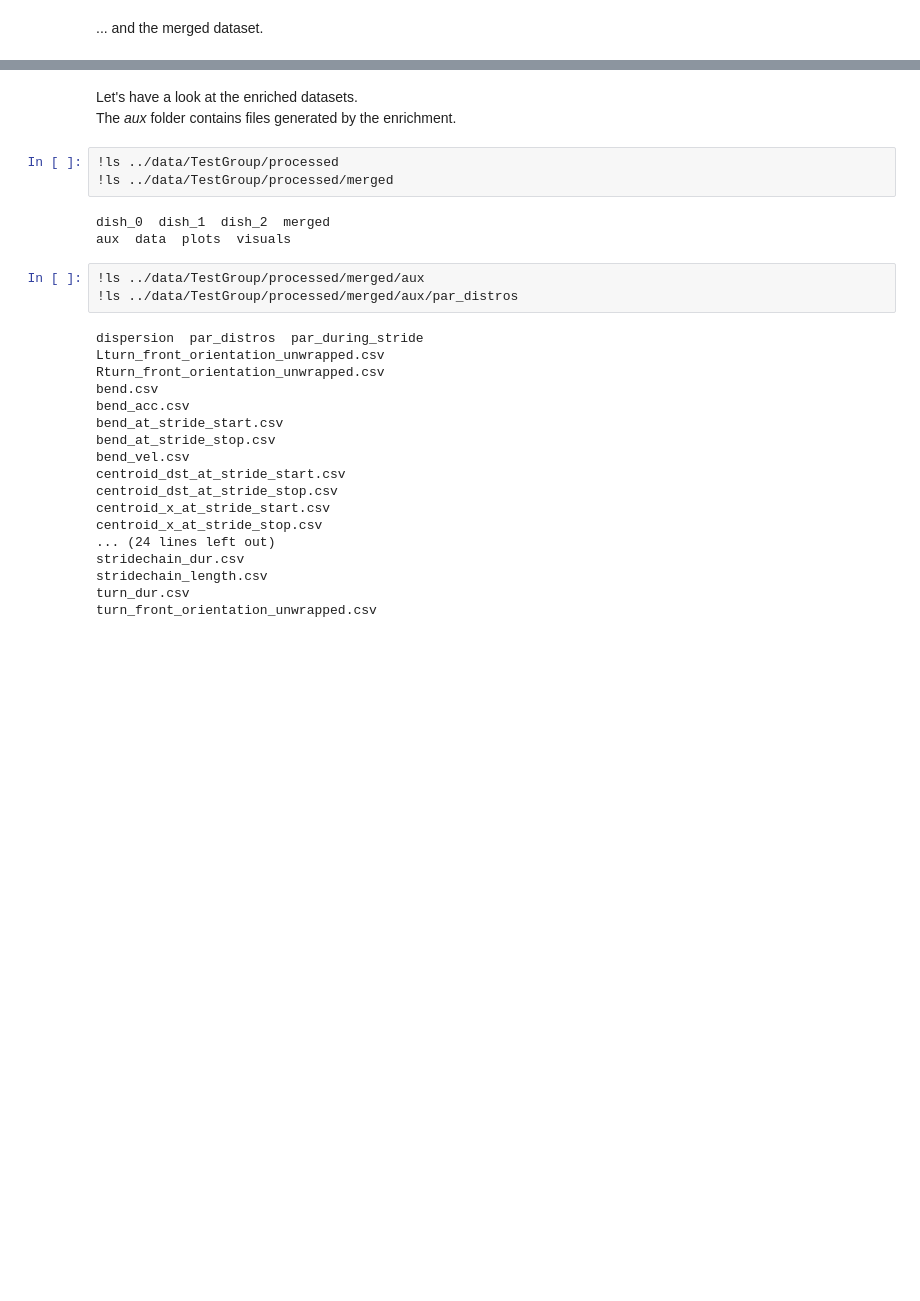
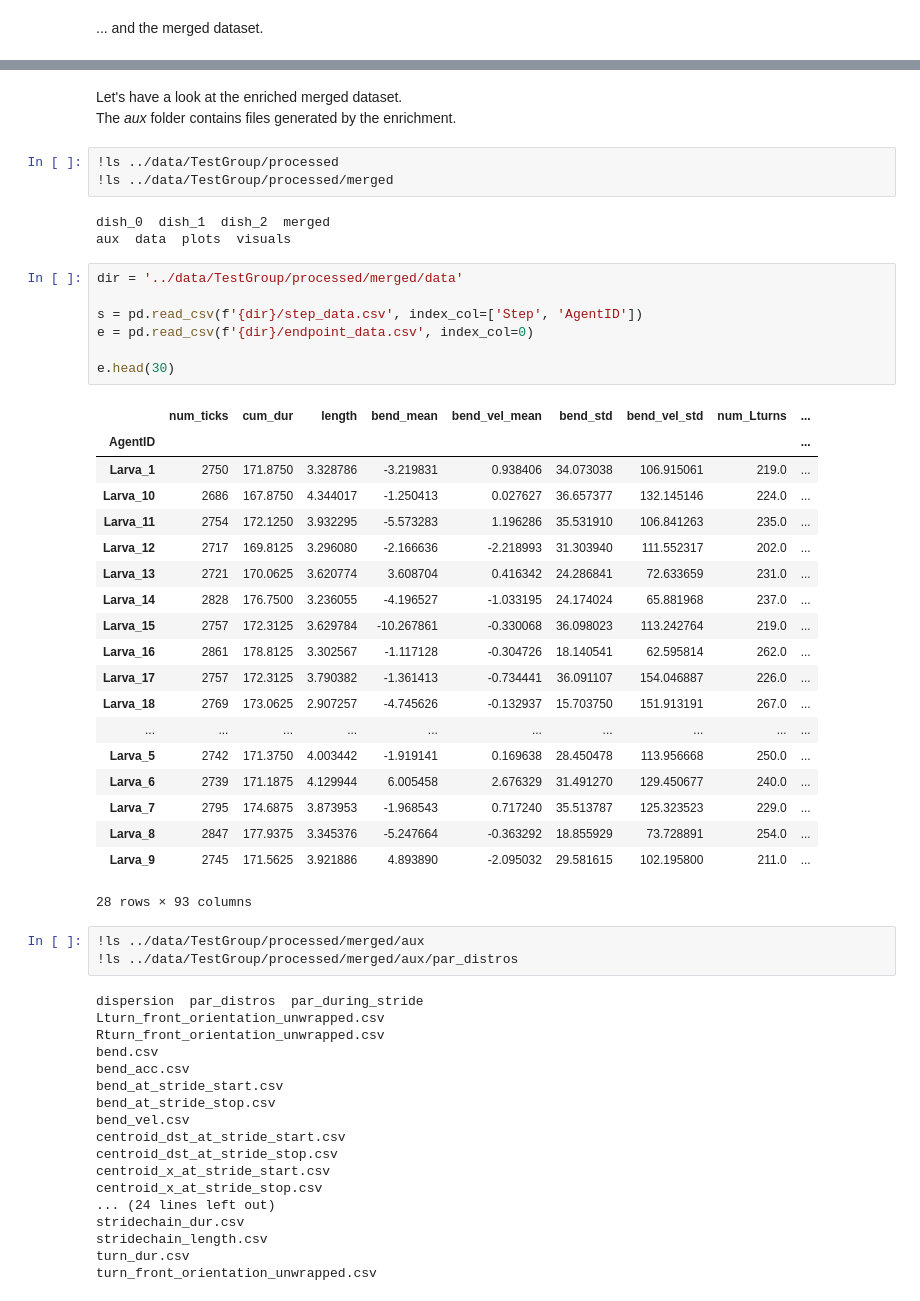
Before and after one commit to nawrotlab/larvaworld, a Jupyter notebook: tutorial/tutorial.ipynb, the cells around one changed output, grey strips where cells are left out. Saved outputs shown, nothing was run; the diff lists cells and outputs as text; blank space fills up the shorter version.

```diff
--- a/tutorial/tutorial.ipynb
+++ b/tutorial/tutorial.ipynb
@@ -204,7 +304,7 @@ All crawl-pauses detected
 Non simulated parameters dropped.
 Saving data
 # %% [markdown]
-Let's have a look at the enriched datasets.
+Let's have a look at the enriched merged dataset.
 The *aux* folder contains files generated by the enrichment.
 # %%
 !ls ../data/TestGroup/processed
@@ -212,6 +312,33 @@ The *aux* folder contains files generated by the enrichment.
 # %% [output]
 dish_0  dish_1  dish_2  merged
 aux  data  plots  visuals
+# %%
+dir = '../data/TestGroup/processed/merged/data'
+
+s = pd.read_csv(f'{dir}/step_data.csv', index_col=['Step', 'AgentID'])
+e = pd.read_csv(f'{dir}/endpoint_data.csv', index_col=0)
+
+e.head(30)
+# %% [output]
+|  | num_ticks | cum_dur | length | bend_mean | bend_vel_mean | bend_std | bend_vel_std | num_Lturns | ... |
+| AgentID |  |  |  |  |  |  |  |  | ... |
+| Larva_1 | 2750 | 171.8750 | 3.328786 | -3.219831 | 0.938406 | 34.073038 | 106.915061 | 219.0 | ... |
+| Larva_10 | 2686 | 167.8750 | 4.344017 | -1.250413 | 0.027627 | 36.657377 | 132.145146 | 224.0 | ... |
+| Larva_11 | 2754 | 172.1250 | 3.932295 | -5.573283 | 1.196286 | 35.531910 | 106.841263 | 235.0 | ... |
+| Larva_12 | 2717 | 169.8125 | 3.296080 | -2.166636 | -2.218993 | 31.303940 | 111.552317 | 202.0 | ... |
+| Larva_13 | 2721 | 170.0625 | 3.620774 | 3.608704 | 0.416342 | 24.286841 | 72.633659 | 231.0 | ... |
+| Larva_14 | 2828 | 176.7500 | 3.236055 | -4.196527 | -1.033195 | 24.174024 | 65.881968 | 237.0 | ... |
+| Larva_15 | 2757 | 172.3125 | 3.629784 | -10.267861 | -0.330068 | 36.098023 | 113.242764 | 219.0 | ... |
+| Larva_16 | 2861 | 178.8125 | 3.302567 | -1.117128 | -0.304726 | 18.140541 | 62.595814 | 262.0 | ... |
+| Larva_17 | 2757 | 172.3125 | 3.790382 | -1.361413 | -0.734441 | 36.091107 | 154.046887 | 226.0 | ... |
+| Larva_18 | 2769 | 173.0625 | 2.907257 | -4.745626 | -0.132937 | 15.703750 | 151.913191 | 267.0 | ... |
+| ... | ... | ... | ... | ... | ... | ... | ... | ... | ... |
+| Larva_5 | 2742 | 171.3750 | 4.003442 | -1.919141 | 0.169638 | 28.450478 | 113.956668 | 250.0 | ... |
+| Larva_6 | 2739 | 171.1875 | 4.129944 | 6.005458 | 2.676329 | 31.491270 | 129.450677 | 240.0 | ... |
+| Larva_7 | 2795 | 174.6875 | 3.873953 | -1.968543 | 0.717240 | 35.513787 | 125.323523 | 229.0 | ... |
+| Larva_8 | 2847 | 177.9375 | 3.345376 | -5.247664 | -0.363292 | 18.855929 | 73.728891 | 254.0 | ... |
+| Larva_9 | 2745 | 171.5625 | 3.921886 | 4.893890 | -2.095032 | 29.581615 | 102.195800 | 211.0 | ... |
+28 rows × 93 columns
 # %%
 !ls ../data/TestGroup/processed/merged/aux
 !ls ../data/TestGroup/processed/merged/aux/par_distros
```
Also changed, not shown: parts of 21 cells of this notebook, 28 other files.
